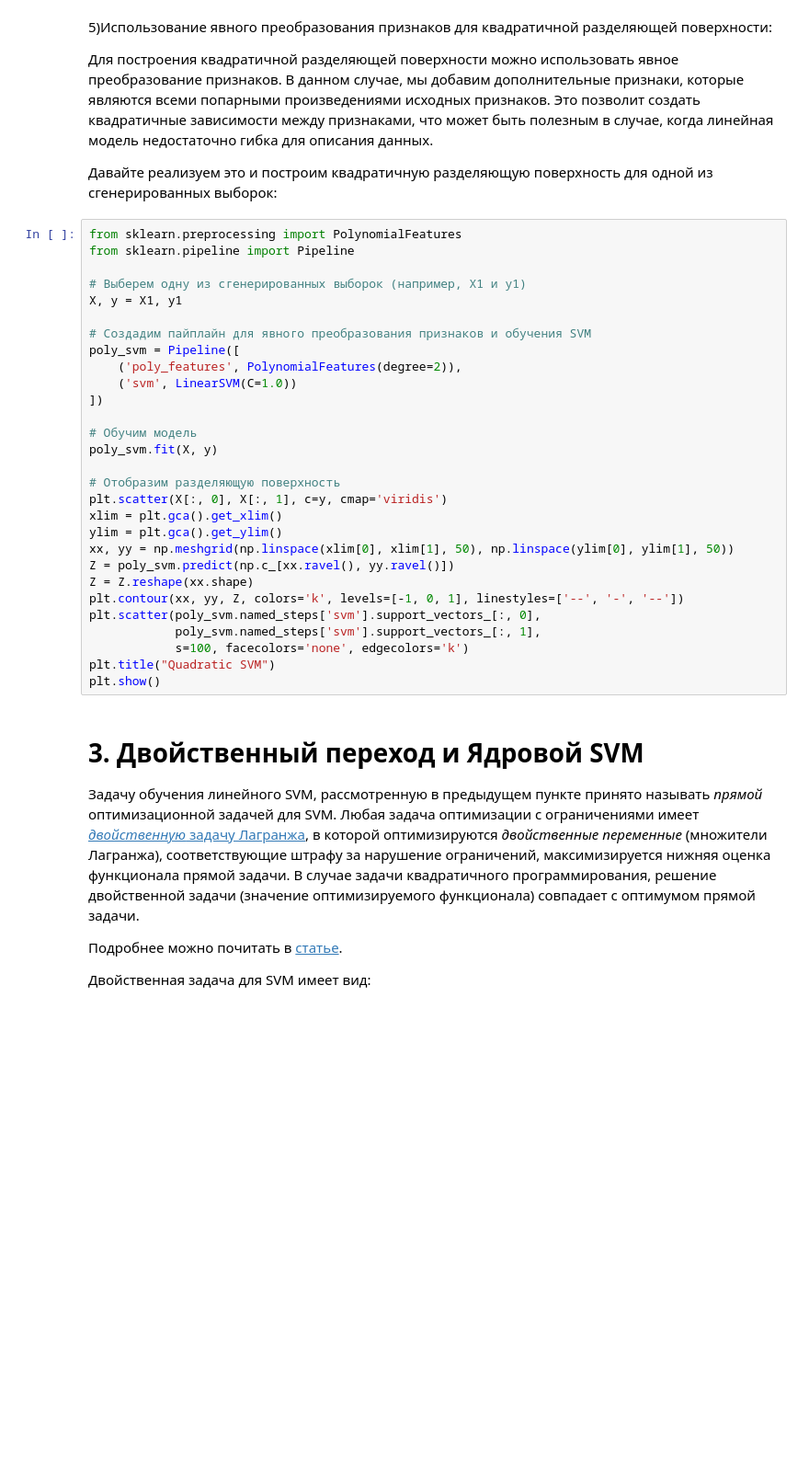
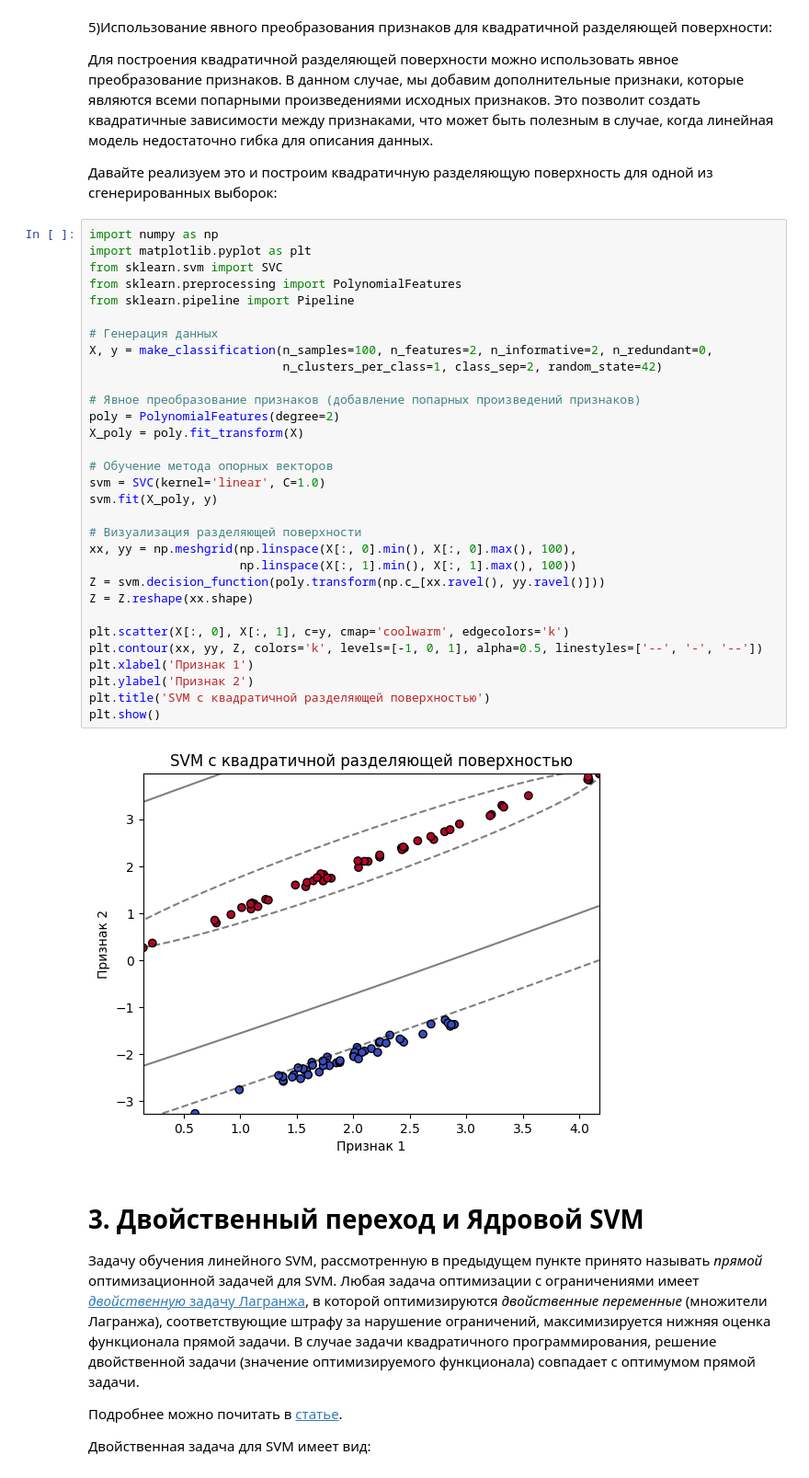
Before and after one commit to addmitriev66/MachineLearning2023, a Jupyter notebook: homework03/homework-practice-03-SVM.ipynb, the cells around one changed output. Shown at 92% size. Saved outputs shown, nothing was run; the diff lists cells and outputs as text; blank space fills up the shorter version.

```diff
--- a/homework03/homework-practice-03-SVM.ipynb
+++ b/homework03/homework-practice-03-SVM.ipynb
@@ -248,35 +316,39 @@ for X, y in zip(Xs, ys):
 Для построения квадратичной разделяющей поверхности можно использовать явное преобразование признаков. В данном случае, мы добавим дополнительные признаки, которые являются всеми попарными произведениями исходных признаков. Это позволит создать квадратичные зависимости между признаками, что может быть полезным в случае, когда линейная модель недостаточно гибка для описания данных.
 
 Давайте реализуем это и построим квадратичную разделяющую поверхность для одной из сгенерированных выборок:
-# %%
-from sklearn.preprocessing import PolynomialFeatures
-from sklearn.pipeline import Pipeline
-
-# Выберем одну из сгенерированных выборок (например, X1 и y1)
-X, y = X1, y1
-
-# Создадим пайплайн для явного преобразования признаков и обучения SVM
-poly_svm = Pipeline([
-    ('poly_features', PolynomialFeatures(degree=2)),
-    ('svm', LinearSVM(C=1.0))
-])
-
-# Обучим модель
-poly_svm.fit(X, y)
-
-# Отобразим разделяющую поверхность
-plt.scatter(X[:, 0], X[:, 1], c=y, cmap='viridis')
-xlim = plt.gca().get_xlim()
-ylim = plt.gca().get_ylim()
-xx, yy = np.meshgrid(np.linspace(xlim[0], xlim[1], 50), np.linspace(ylim[0], ylim[1], 50))
-Z = poly_svm.predict(np.c_[xx.ravel(), yy.ravel()])
-Z = Z.reshape(xx.shape)
-plt.contour(xx, yy, Z, colors='k', levels=[-1, 0, 1], linestyles=['--', '-', '--'])
-plt.scatter(poly_svm.named_steps['svm'].support_vectors_[:, 0],
-            poly_svm.named_steps['svm'].support_vectors_[:, 1],
-            s=100, facecolors='none', edgecolors='k')
-plt.title("Quadratic SVM")
-plt.show()
+# %%
+import numpy as np
+import matplotlib.pyplot as plt
+from sklearn.svm import SVC
+from sklearn.preprocessing import PolynomialFeatures
+from sklearn.pipeline import Pipeline
+
+# Генерация данных
+X, y = make_classification(n_samples=100, n_features=2, n_informative=2, n_redundant=0,
+                           n_clusters_per_class=1, class_sep=2, random_state=42)
+
+# Явное преобразование признаков (добавление попарных произведений признаков)
+poly = PolynomialFeatures(degree=2)
+X_poly = poly.fit_transform(X)
+
+# Обучение метода опорных векторов
+svm = SVC(kernel='linear', C=1.0)
+svm.fit(X_poly, y)
+
+# Визуализация разделяющей поверхности
+xx, yy = np.meshgrid(np.linspace(X[:, 0].min(), X[:, 0].max(), 100),
+                     np.linspace(X[:, 1].min(), X[:, 1].max(), 100))
+Z = svm.decision_function(poly.transform(np.c_[xx.ravel(), yy.ravel()]))
+Z = Z.reshape(xx.shape)
+
+plt.scatter(X[:, 0], X[:, 1], c=y, cmap='coolwarm', edgecolors='k')
+plt.contour(xx, yy, Z, colors='k', levels=[-1, 0, 1], alpha=0.5, linestyles=['--', '-', '--'])
+plt.xlabel('Признак 1')
+plt.ylabel('Признак 2')
+plt.title('SVM с квадратичной разделяющей поверхностью')
+plt.show()
+# %% [output]
+[figure, added]
 # %% [markdown]
 # 3. Двойственный переход и Ядровой SVM
 
```
Also changed, not shown: parts of 9 cells of this notebook.
